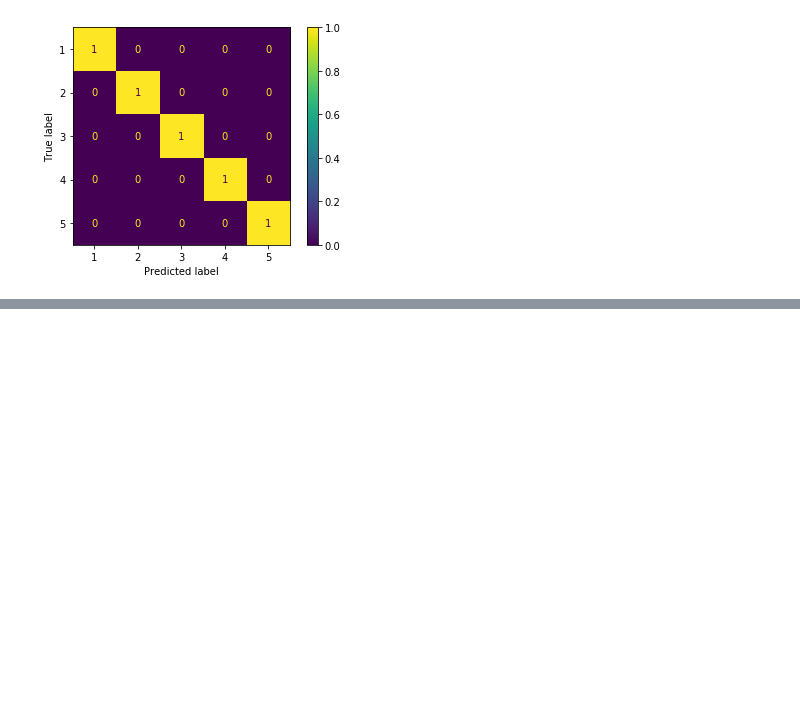
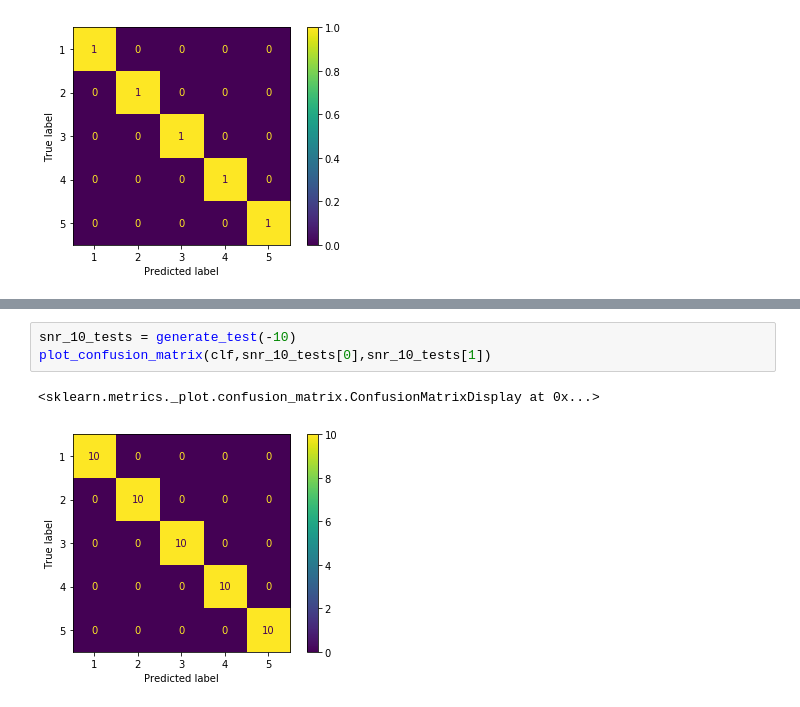
Before and after one commit to omarimran2000/Machine-Learning-for-Chirp-Detection, a Jupyter notebook: CHIRP.ipynb, the cells around one changed output, grey strips where cells are left out. Drawn from its saved outputs; the diff is of its cells as text; blank space fills up the shorter version.

```diff
--- a/CHIRP.ipynb
+++ b/CHIRP.ipynb
@@ -187,0 +245,6 @@ plot_confusion_matrix(clf,X_test,y_test)
+# %%
+snr_10_tests = generate_test(-10)
+plot_confusion_matrix(clf,snr_10_tests[0],snr_10_tests[1])
+# %% [output]
+<sklearn.metrics._plot.confusion_matrix.ConfusionMatrixDisplay at 0x...>
+[figure, added]
```
Also changed, not shown: parts of 13 cells of this notebook.
